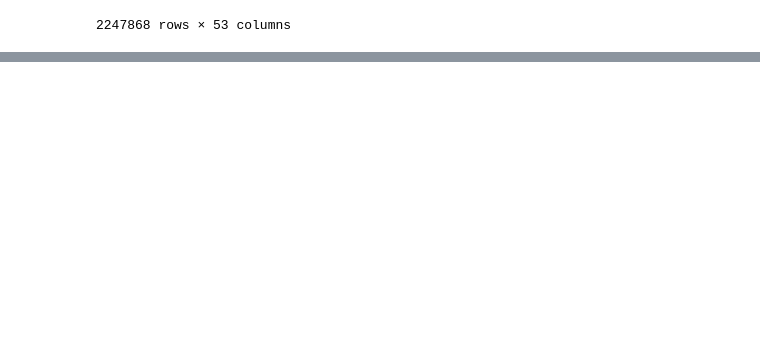
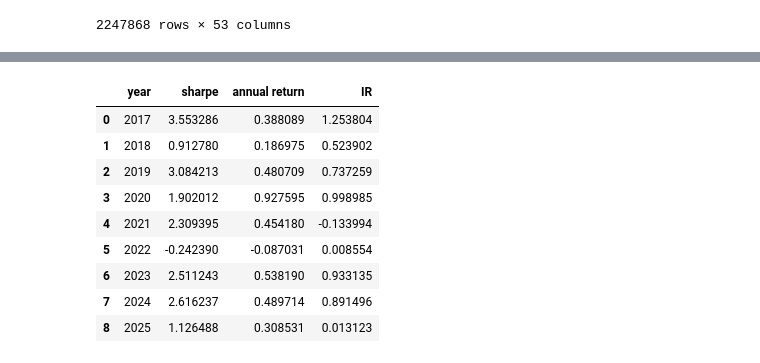
Before and after one commit to yanngozy/Systematic-Equity-Investment, a Jupyter notebook: Codes/main.ipynb, the cells around one changed output, grey strips where cells are left out. Saved outputs shown, nothing was run; the diff lists cells and outputs as text; code cells hidden in the pictures; blank space fills up the shorter version.

```diff
--- a/Codes/main.ipynb
+++ b/Codes/main.ipynb
@@ -955,0 +965,28 @@ metrics_report(marko[0])#['n_positions'].mean()
+# %%
+def report_summary(data):
+    dico = {'year':[],'sharpe':[],'annual return':[],'IR':[]}
+    for year in data.index.year.unique():
+        ptf_date = data[data.index.year==year]
+        ret = ptf_date ['returns_net']
+        ret_bench = ptf_date ['benchmark']
+        sharpe   = (ret.mean() /ptf_date['returns_net'].std())*np.sqrt(252)
+        IR = ((ret-ret_bench).mean())/((ret-ret_bench).std())
+        dico['year'].append(year)
+        dico['sharpe'].append(sharpe)
+        dico['annual return'].append(ret.mean()*252)
+        dico['IR'].append(IR*np.sqrt(252))
+
+    return pd.DataFrame(dico)
+# %%
+report_summary(daily['score'])
+# %% [output]
+|  | year | sharpe | annual return | IR |
+| 0 | 2017 | 3.553286 | 0.388089 | 1.253804 |
+| 1 | 2018 | 0.912780 | 0.186975 | 0.523902 |
+| 2 | 2019 | 3.084213 | 0.480709 | 0.737259 |
+| 3 | 2020 | 1.902012 | 0.927595 | 0.998985 |
+| 4 | 2021 | 2.309395 | 0.454180 | -0.133994 |
+| 5 | 2022 | -0.242390 | -0.087031 | 0.008554 |
+| 6 | 2023 | 2.511243 | 0.538190 | 0.933135 |
+| 7 | 2024 | 2.616237 | 0.489714 | 0.891496 |
+| 8 | 2025 | 1.126488 | 0.308531 | 0.013123 |
```
Also changed, not shown: parts of 51 cells of this notebook.
